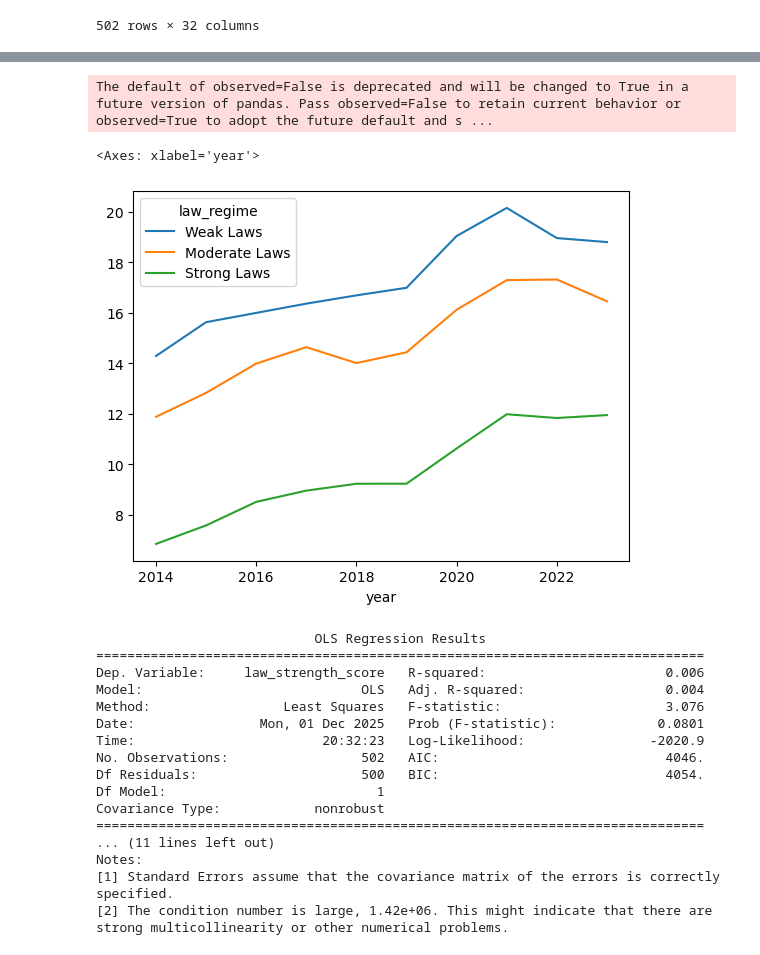
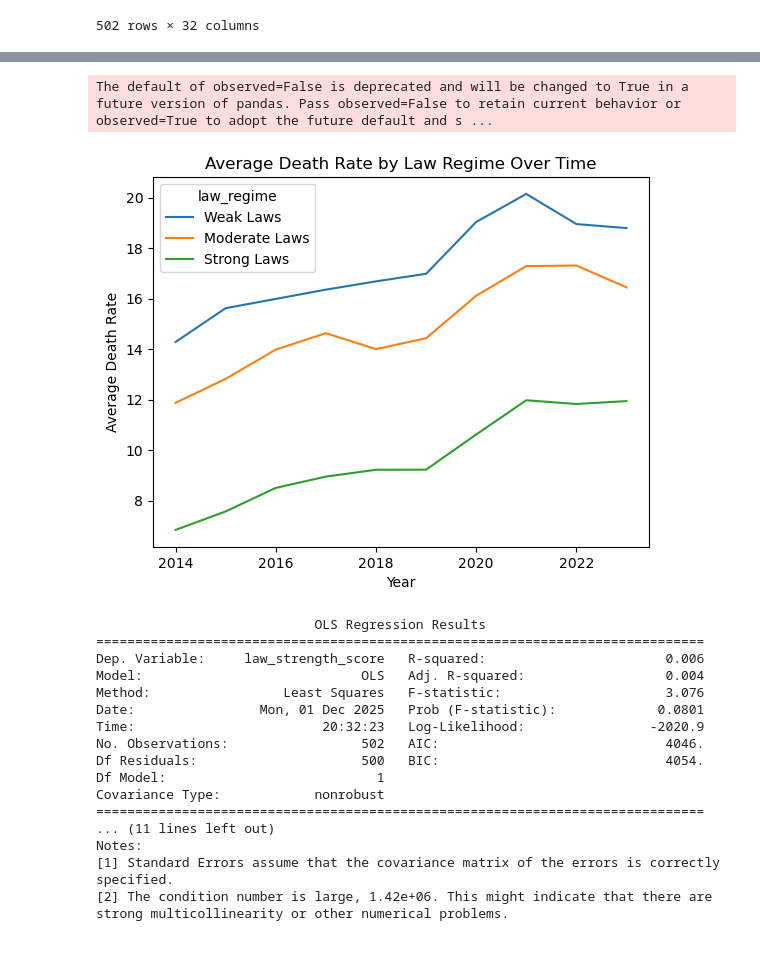
Before and after one commit to chloeob74/gun_policy_analysis, a Jupyter notebook: tiandra.ipynb, the cells around one changed output, grey strips where cells are left out. Drawn from its saved outputs; the diff is of its cells as text; code cells hidden in the pictures.

```diff
--- a/tiandra.ipynb
+++ b/tiandra.ipynb
@@ -27,10 +29,3 @@ gunsbystate
 | 500 | 2022 | WY | 20.4 | 124 | Wyoming | 8 | 16 | 8 | ... |
 | 501 | 2023 | WY | 21.5 | 130 | Wyoming | 8 | 16 | 8 | ... |
 502 rows × 32 columns
-# %%
-# How have gun laws and death rates changed over time?
-# most meaningful derived measures - Law intensity relative to deaths
-gunsbystate['law_strength_per_death_rate'] = (gunsbystate['law_strength_score'] / gunsbystate['rate'])
-vacounties = vacounties.apply(lambda x: x.round(2) if x.dtype == 'float64' else x)
-vacounties['city'] = vacounties['FIPS'] > 51500
-vacounties['city'] = vacounties['city'].replace({True: 'city', False: 'county'})
@@ -45,7 +32,12 @@ gun["death_rate_change"] = gun.groupby("state")["rate"].diff()
 # %%
-# Structural classification
-gun["law_regime"] = pd.qcut(
-    gun["law_strength_score"],
+# Policy regime classification (structural analog to city/county)
+gunsbystate["law_regime"] = pd.qcut(
+    gunsbystate["law_strength_score"],
     q=3,
     labels=["Weak Laws", "Moderate Laws", "Strong Laws"]
 )
+
+gunsbystate = gunsbystate.apply(lambda x: x.round(2) if x.dtype == "float64" else x)
+gunsbystate = gunsbystate.sort_values(by=["law_regime", "state", "year"])
+
+gunsbystate
@@ -119,9 +58,13 @@ strong multicollinearity or other numerical problems.
-# %%
-gun.groupby(["year", "law_regime"])["rate"].mean().unstack().plot()
-# %% [output]
-The default of observed=False is deprecated and will be changed to True in a future version of pandas. Pass observed=False to retain current behavior or observed=True to adopt the future default and s ...
-<Axes: xlabel='year'>
-[figure, removed]
+# %%
+gunsbystate.groupby(["year", "law_regime"])["rate"].mean().unstack().plot()
+
+plt.xlabel("Year")
+plt.ylabel("Average Death Rate")
+plt.title("Average Death Rate by Law Regime Over Time")
+plt.show()
+# %% [output]
+The default of observed=False is deprecated and will be changed to True in a future version of pandas. Pass observed=False to retain current behavior or observed=True to adopt the future default and s ...
+[figure, added]
 # %%
 # Laws over time
 mod_laws = smf.ols("law_strength_score ~ year", data=guns_by_state).fit()
```
Also changed, not shown: parts of 20 cells of this notebook.
